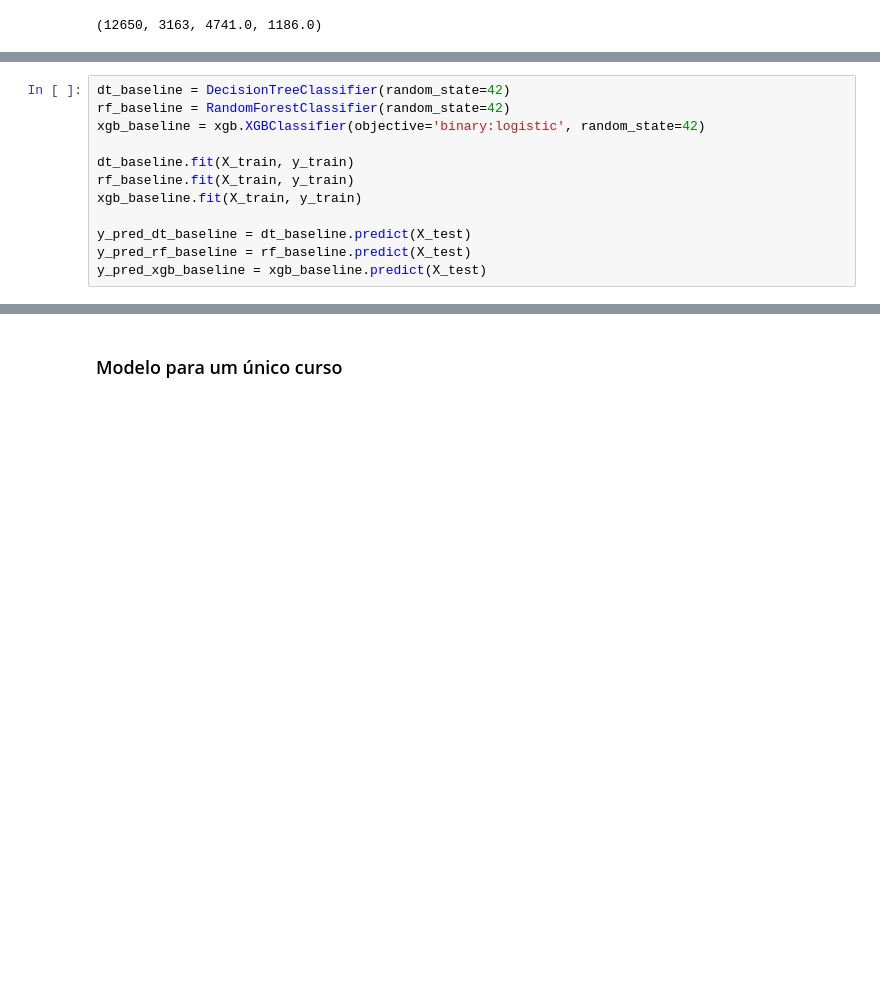
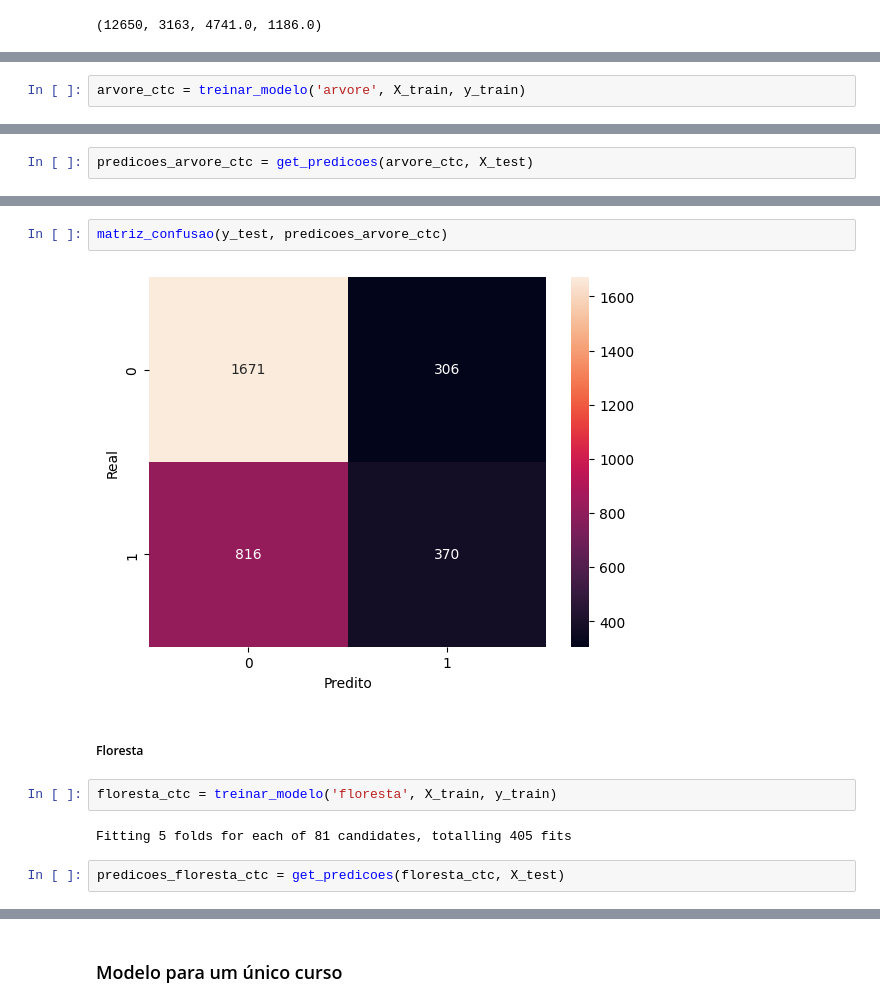
Before and after one commit to romu-lo/tcc-evasao-academica, a Jupyter notebook: ml.ipynb, the cells around one changed output, grey strips where cells are left out. Cells and saved outputs as stored; diff of their text form; blank space fills up the shorter version.

Commit message:
modelos ok

```diff
--- a/ml.ipynb
+++ b/ml.ipynb
@@ -1089,12 +1176,0 @@ cv = StratifiedKFold(n_splits=5, shuffle=True, random_state=42)
-# %%
-dt_baseline = DecisionTreeClassifier(random_state=42)
-rf_baseline = RandomForestClassifier(random_state=42)
-xgb_baseline = xgb.XGBClassifier(objective='binary:logistic', random_state=42)
-
-dt_baseline.fit(X_train, y_train)
-rf_baseline.fit(X_train, y_train)
-xgb_baseline.fit(X_train, y_train)
-
-y_pred_dt_baseline = dt_baseline.predict(X_test)
-y_pred_rf_baseline = rf_baseline.predict(X_test)
-y_pred_xgb_baseline = xgb_baseline.predict(X_test)
@@ -1140,0 +1202,2 @@ matriz_confusao(y_test, y_pred_xgb_baseline)
+# %%
+arvore_ctc = treinar_modelo('arvore', X_train, y_train)
@@ -1140,0 +1206,2 @@ matriz_confusao(y_test, y_pred_xgb_baseline)
+# %%
+predicoes_arvore_ctc = get_predicoes(arvore_ctc, X_test)
@@ -1140,0 +1223,12 @@ matriz_confusao(y_test, y_pred_xgb_baseline)
+# %%
+matriz_confusao(y_test, predicoes_arvore_ctc)
+# %% [output]
+[figure, added]
+# %% [markdown]
+##### Floresta
+# %%
+floresta_ctc = treinar_modelo('floresta', X_train, y_train)
+# %% [output]
+Fitting 5 folds for each of 81 candidates, totalling 405 fits
+# %%
+predicoes_floresta_ctc = get_predicoes(floresta_ctc, X_test)
```
Also changed, not shown: parts of 172 cells of this notebook.
